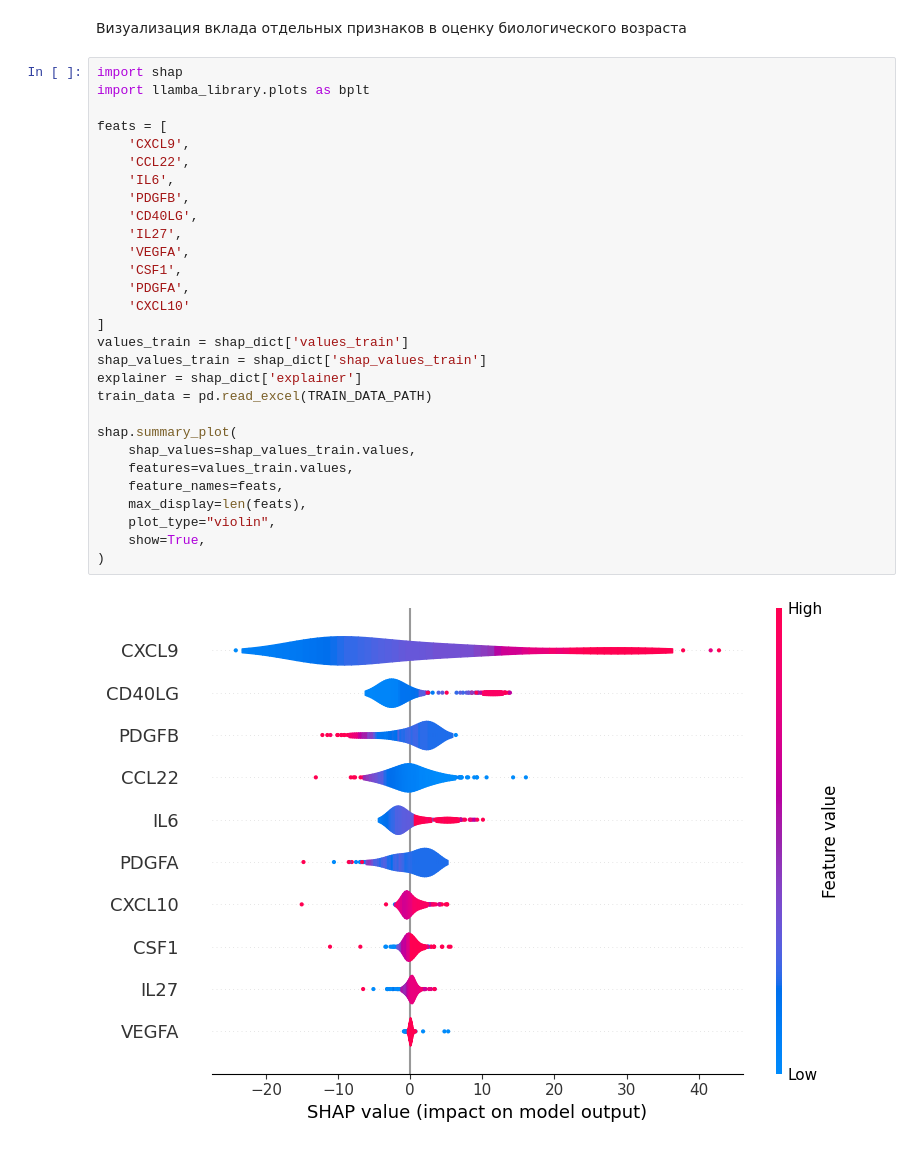
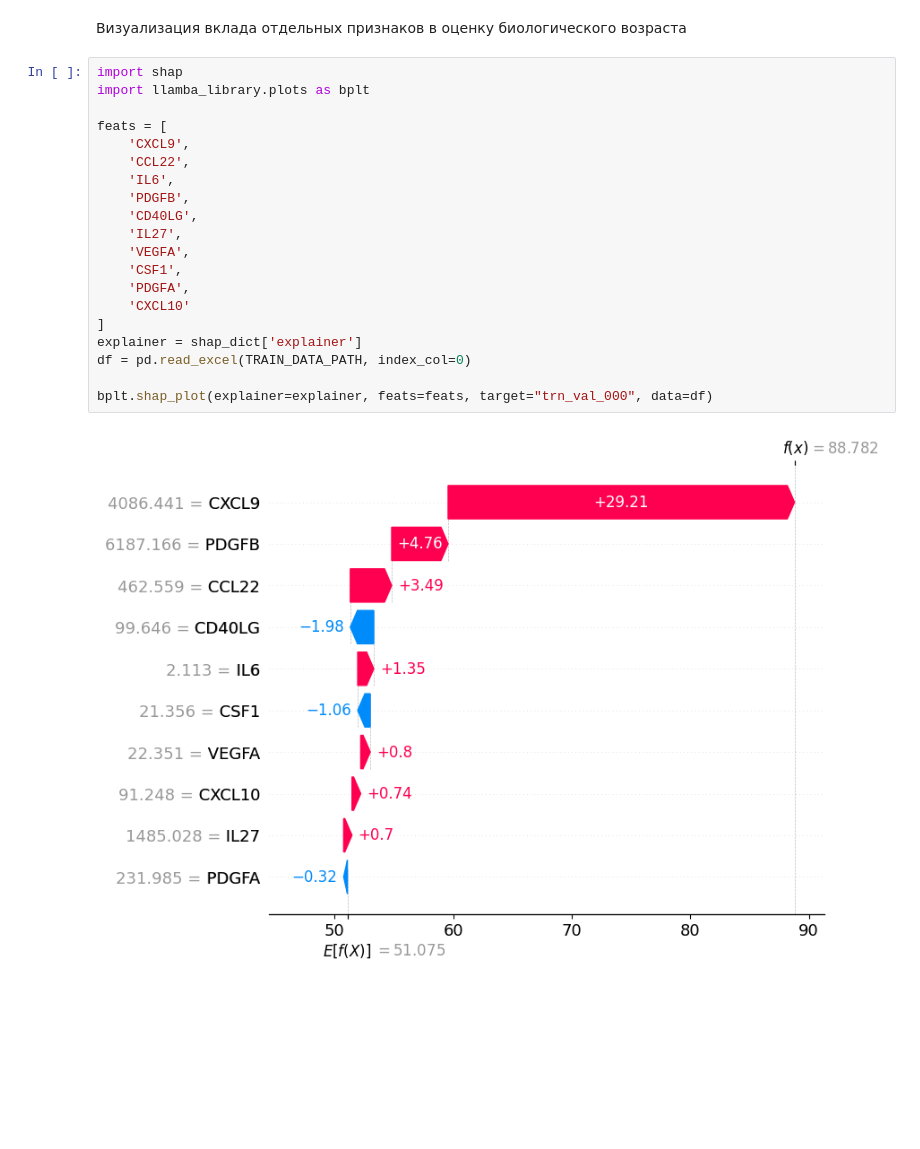
Before and after one commit to SermanVS/llamba-framework, a Jupyter notebook: samples/library-in-action.ipynb, the cells around one changed output. Drawn from its saved outputs; the diff is of its cells as text; blank space fills up the shorter version.

```diff
--- a/samples/library-in-action.ipynb
+++ b/samples/library-in-action.ipynb
@@ -44,31 +44,22 @@ shap_dict = get_shap_dict(FN_SHAP)
 # %%
 import shap
 import llamba_library.plots as bplt
 
 feats = [
     'CXCL9',
     'CCL22',
     'IL6',
     'PDGFB',
     'CD40LG',
     'IL27',
     'VEGFA',
     'CSF1',
     'PDGFA',
     'CXCL10'
 ]
-values_train = shap_dict['values_train']
-shap_values_train = shap_dict['shap_values_train']
 explainer = shap_dict['explainer']
-train_data = pd.read_excel(TRAIN_DATA_PATH)
+df = pd.read_excel(TRAIN_DATA_PATH, index_col=0)
 
-shap.summary_plot(
-    shap_values=shap_values_train.values,
-    features=values_train.values,
-    feature_names=feats,
-    max_display=len(feats),
-    plot_type="violin",
-    show=True,
-)
+bplt.shap_plot(explainer=explainer, feats=feats, target="trn_val_000", data=df)
 # %% [output]
-[figure, old version]
+[figure, new version]
```
Also changed, not shown: parts of 1 cell of this notebook, 2 other files.
